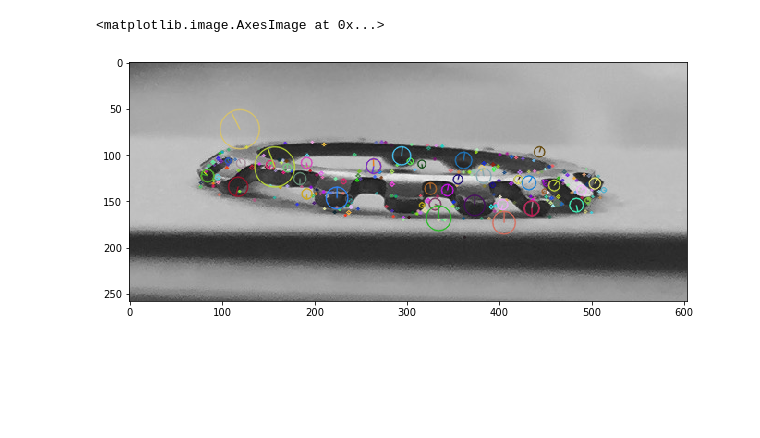
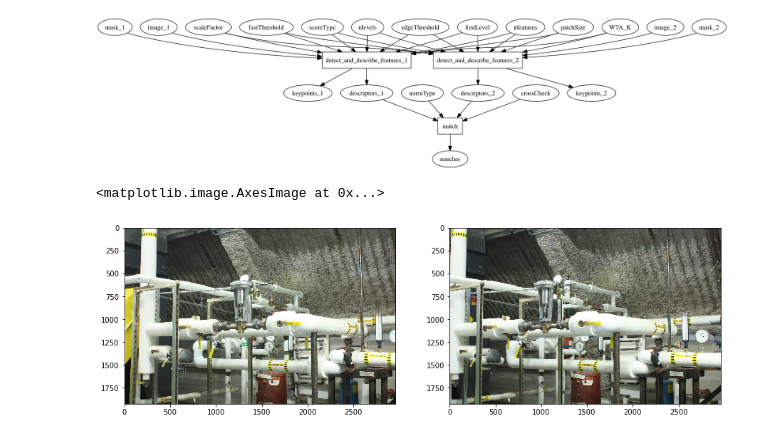
Before and after one commit to semeniuta/visionfuncs, a Jupyter notebook: notebooks/demo_features.ipynb, the cells around one changed output. Cells and saved outputs as stored; diff of their text form; code cells hidden in the pictures; blank space fills up the shorter version.

Commit message:
Feature/dectection description functionality: automatic generation of cg's for detection/description and matching

```diff
--- a/notebooks/demo_features.ipynb
+++ b/notebooks/demo_features.ipynb
@@ -37,10 +36,20 @@ nxpd.draw(cg_sift.to_networkx())
-# %%
-runner_sift = CompGraphRunner(cg_sift)
-runner_sift.run(image=im_gray)
-im_with_keypoints = cv2.drawKeypoints(im_gray, runner_sift['keypoints'], None, flags=cv2.DRAW_MATCHES_FLAGS_DRAW_RICH_KEYPOINTS)
-
-plt.figure(figsize=(10, 20))
-plt.imshow(im_with_keypoints)
-# %% [output]
-<matplotlib.image.AxesImage at 0x...>
-[figure, removed]
+# %%
+cg_match = create_feature_matching_cg('orb')
+nxpd.draw(cg_match.to_networkx())
+# %% [output]
+[figure, added]
+# %%
+im1 = open_image(opj(CODE_DIR, 'DATA/IMG/stereo/pipes/L1/im0e2.png'), gray=False)
+im2 = open_image(opj(CODE_DIR, 'DATA/IMG/stereo/pipes/L1/im1e2.png'), gray=False)
+
+im_gray_1 = cv2.cvtColor(im1, cv2.COLOR_RGB2GRAY)
+im_gray_2 = cv2.cvtColor(im2, cv2.COLOR_RGB2GRAY)
+
+plt.figure(figsize=(15, 10))
+plt.subplot(1, 2, 1)
+plt.imshow(im1)
+plt.subplot(1, 2, 2)
+plt.imshow(im2)
+# %% [output]
+<matplotlib.image.AxesImage at 0x...>
+[figure, added]
```
Also changed, not shown: parts of 9 cells of this notebook, 5 other files.
